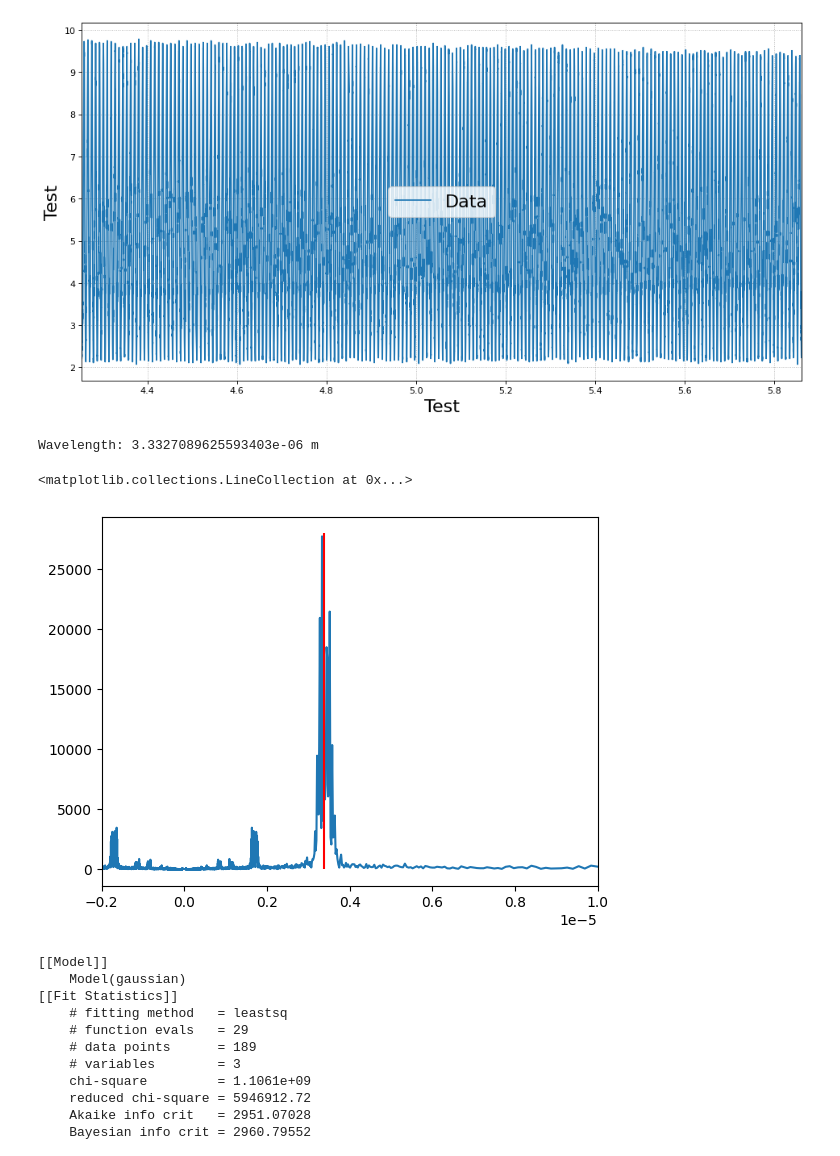
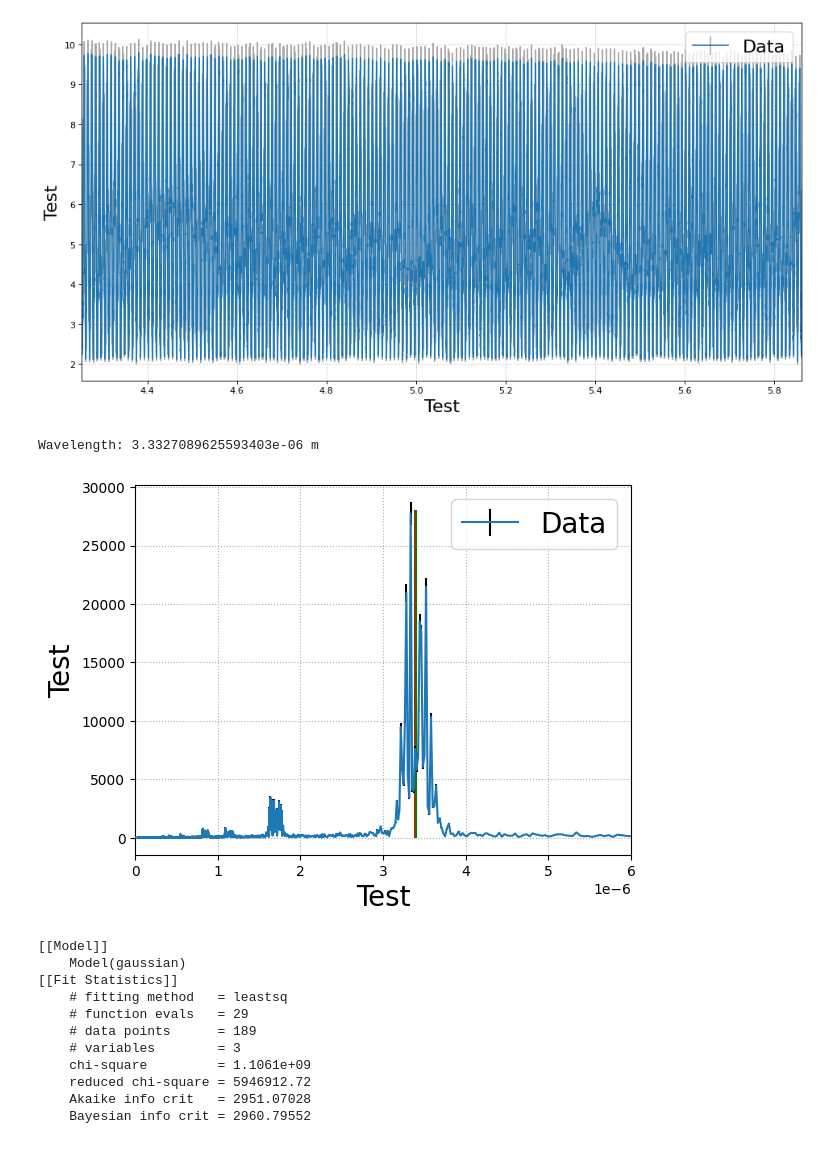
Before and after one commit to Friedrich-Jahns/Fortgeschrittenen-Praktikum-Physik, a Jupyter notebook: FP4_Michelson/A3/A3_fft.ipynb, the cells around one changed output. Cells and saved outputs as stored; diff of their text form; code cells hidden in the pictures.

```diff
--- a/FP4_Michelson/A3/A3_fft.ipynb
+++ b/FP4_Michelson/A3/A3_fft.ipynb
@@ -10,6 +10,8 @@ import matplotlib.pyplot as plt
 from pathlib import Path
 from uncertainties import unumpy as up
 from uncertainties import ufloat
+# %%
+yerr = 0.035339825186025027
 # %%
 with open('Data/Aufgabe_3.txt','r') as tf:
     data = np.genfromtxt(tf).T
@@ -19,41 +21,43 @@ with open('Res/cp-cal_res.txt','r') as tf:
 data = f.channel_to_pos(data,cal)
 # %%
 f.figsize(2)
-plt.errorbar(data[0],data[1],label = 'Data',ecolor='lightgray')
+plt.errorbar(data[0],data[1],yerr=data[1]*yerr,label = 'Data',ecolor='darkgray')
 
 f.form([4.2532,5.8615])
 # %% [output]
-[figure, old version]
+[figure, new version]
 # %%
 freq_scale = 2/5.127868608985219*1e-3
 
 intensity = data[1]
 position  = data[0]*freq_scale
 
 
 intensity -= np.mean(intensity)
 
 
 freqs = np.fft.fftfreq(len(intensity), d=((np.mean(np.diff(position)))))
 fft_int = np.fft.fft(intensity)
+fft_err = np.fft.fft(intensity*yerr)
 
 
 peak_idx = np.argmax(np.abs(fft_int))
 peak_freq = freqs[peak_idx]
 
 #plt.style.use('seaborn-v0_8-darkgrid')
 
 print(f"Wavelength: {1/peak_freq} m")
 
 freqs = 1/freqs
 
-plt.plot(freqs, np.abs(fft_int))
-plt.xlim(-2e-6,1e-5)
-plt.vlines(3.39e-6,0,28000,colors="r")
+plt.errorbar(freqs, np.abs(fft_int),yerr=np.abs(fft_err),ecolor='k',zorder=10,label='Data')
+plt.xlim(0,0.6e-5)
+plt.vlines(3.39e-6,0,28000,colors="r",zorder=5)
+plt.vlines(3.4007e-06,0,28000,colors="g",zorder=5)
+f.form()
 # %% [output]
 Wavelength: 3.3327089625593403e-06 m
-<matplotlib.collections.LineCollection at 0x...>
-[figure, old version]
+[figure, new version]
 # %%
 dat = [freqs, np.abs(fft_int)]
 
```
Also changed, not shown: 1 other file.
